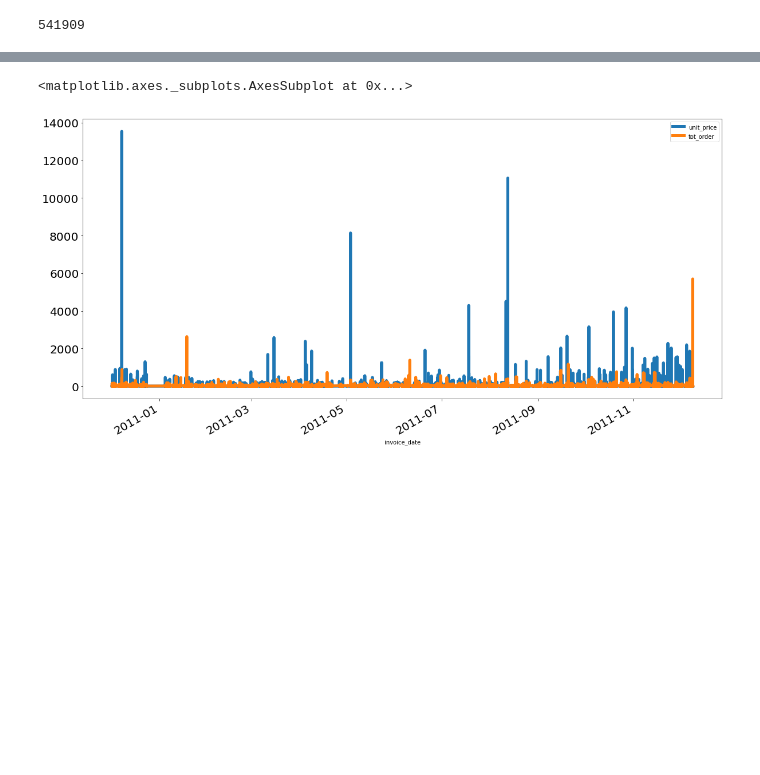
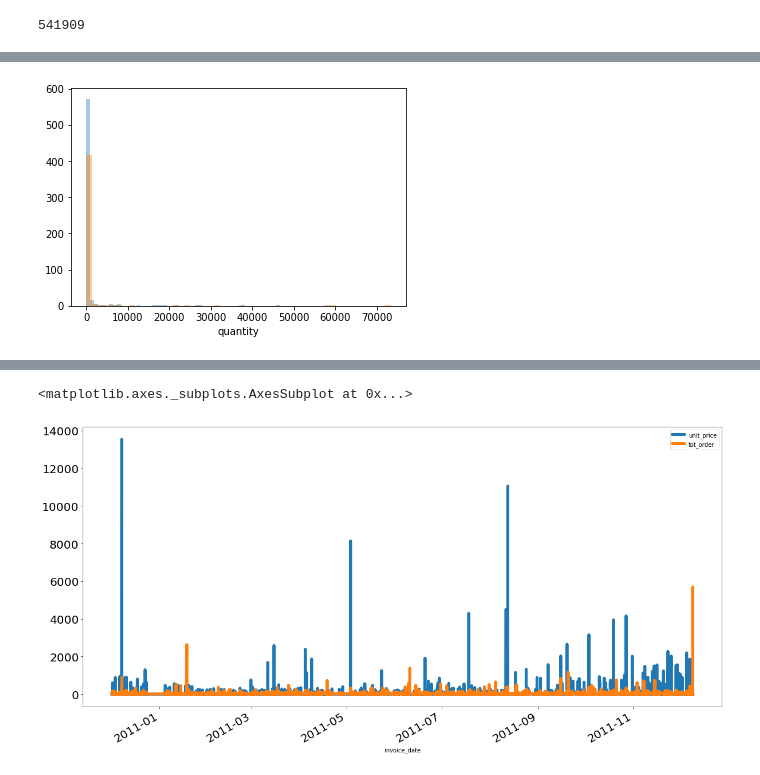
Before and after one commit to finnqiao/cohort_online_retail, a Jupyter notebook: ukretail_cohort.ipynb, the cells around one changed output, grey strips where cells are left out. Drawn from its saved outputs; the diff is of its cells as text; code cells hidden in the pictures; blank space fills up the shorter version.

```diff
--- a/ukretail_cohort.ipynb
+++ b/ukretail_cohort.ipynb
@@ -95,0 +116,6 @@ See the caveats in the documentation: http://pandas.pydata.org/pandas-docs/stabl
+# %%
+%matplotlib inline
+plt = sb.distplot(main_df['unit_price'].value_counts(), kde = False)
+plt = sb.distplot(main_df['quantity'].value_counts(), kde = False)
+# %% [output]
+[figure, added]
```
Also changed, not shown: parts of 53 cells of this notebook.
